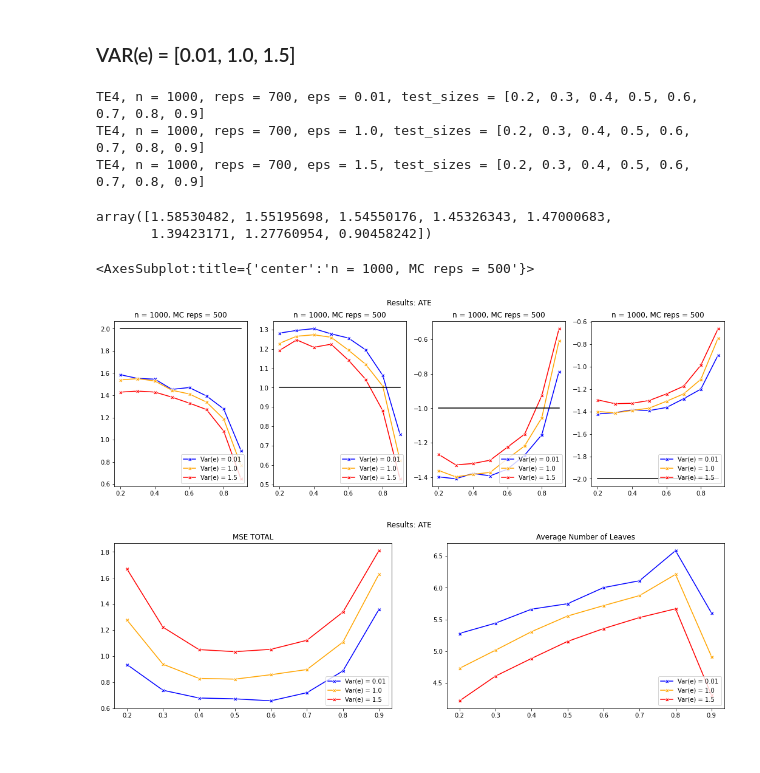
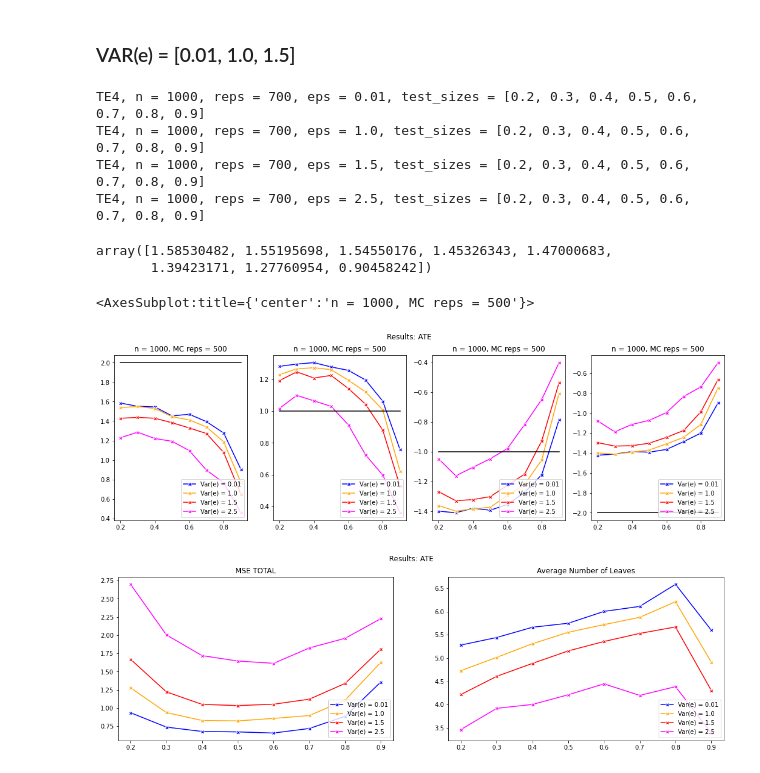
Before and after one commit to nominmar/codes1, a Jupyter notebook: CTL/present3.ipynb, the cells around one changed output. Drawn from its saved outputs; the diff is of its cells as text; code cells hidden in the pictures.

```diff
--- a/CTL/present3.ipynb
+++ b/CTL/present3.ipynb
@@ -98,6 +104,8 @@ with open('te4_r3.pkl', 'rb') as f:
     df2 = pkl.load(f)
 with open('te4_r4.pkl', 'rb') as f:
     df3 = pkl.load(f)
+with open('te4_r5.pkl', 'rb') as f:
+    df4 = pkl.load(f)
 
 print(df1[0])
 a1 = df1[1]
@@ -105,11 +113,14 @@ print(df2[0])
 a2 = df2[1]
 print(df3[0])
 a3 = df3[1]
+print(df4[0])
+a4 = df4[1]
 test_sizes = [0.2, 0.3, 0.4, 0.5, 0.6, 0.7, 0.8, 0.9]
 # %% [output]
 TE4, n = 1000, reps = 700, eps = 0.01, test_sizes = [0.2, 0.3, 0.4, 0.5, 0.6, 0.7, 0.8, 0.9]
 TE4, n = 1000, reps = 700, eps = 1.0, test_sizes = [0.2, 0.3, 0.4, 0.5, 0.6, 0.7, 0.8, 0.9]
 TE4, n = 1000, reps = 700, eps = 1.5, test_sizes = [0.2, 0.3, 0.4, 0.5, 0.6, 0.7, 0.8, 0.9]
+TE4, n = 1000, reps = 700, eps = 2.5, test_sizes = [0.2, 0.3, 0.4, 0.5, 0.6, 0.7, 0.8, 0.9]
 # %%
 t1 = np.ones(8)
 # %%
@@ -127,7 +138,9 @@ for i in range(4):
     sns.lineplot(ax=axes[i], x=test_sizes, y=a1[i],  marker='X', dashes = True, color = 'Blue')
     sns.lineplot(ax=axes[i], x=test_sizes, y=a2[i],  marker='X', dashes = True, color = 'Orange')
     sns.lineplot(ax=axes[i], x=test_sizes, y=a3[i],  marker='X', dashes = True, color = 'Red')
-    axes[i].legend(['Var(e) = 0.01', 'Var(e) = 1.0', 'Var(e) = 1.5'], loc='lower right')
+    sns.lineplot(ax=axes[i], x=test_sizes, y=a4[i],  marker='X', dashes = True, color = 'Magenta')
+
+    axes[i].legend(['Var(e) = 0.01', 'Var(e) = 1.0', 'Var(e) = 1.5', 'Var(e) = 2.5'], loc='lower right')
     axes[i].title.set_text('n = 1000, MC reps = 500')
 
 sns.lineplot(ax=axes[0], x=test_sizes, y=t1*2, dashes = True, color = 'Black')
@@ -141,4 +154,4 @@ sns.lineplot(ax=axes[3], x=test_sizes, y=t1*-2, dashes = True, color = 'Black')
 #fig.savefig("mseate.png")
 # %% [output]
 <AxesSubplot:title={'center':'n = 1000, MC reps = 500'}>
-[figure, old version]
+[figure, new version]
@@ -145,22 +160,24 @@ sns.lineplot(ax=axes[3], x=test_sizes, y=t1*-2, dashes = True, color = 'Black')
 # %%
 fig, axes = plt.subplots(1,2, figsize=(18, 5))
 fig.suptitle('Results: ATE')
 
 
 #sns.lineplot(ax=axes[0], x=test_sizes, y=df9['MSE1'],  marker='X', dashes = True, color = 'Orange')
 for i in range(2):
     sns.lineplot(ax=axes[i], x=test_sizes, y=a1[i+4],  marker='X', dashes = True, color = 'Blue')
     sns.lineplot(ax=axes[i], x=test_sizes, y=a2[i+4],  marker='X', dashes = True, color = 'Orange')
     sns.lineplot(ax=axes[i], x=test_sizes, y=a3[i+4],  marker='X', dashes = True, color = 'Red')
-    axes[i].legend(['Var(e) = 0.01', 'Var(e) = 1.0', 'Var(e) = 1.5'], loc='lower right')
+    sns.lineplot(ax=axes[i], x=test_sizes, y=a4[i+4],  marker='X', dashes = True, color = 'Magenta')
+
+    axes[i].legend(['Var(e) = 0.01', 'Var(e) = 1.0', 'Var(e) = 1.5', 'Var(e) = 2.5'], loc='lower right')
 axes[0].title.set_text('MSE TOTAL')
 axes[1].title.set_text('Average Number of Leaves')
 
 
 
 #axes[0].set(xlabel='Estimation Sample Proportion', ylabel='MSE (ATE)')
 #axes[1].set(xlabel='Estimation Sample Proportion', ylabel='MSE (ATE)')
 
 #fig.savefig("mseate.png")
 # %% [output]
-[figure, old version]
+[figure, new version]
```
Also changed, not shown: parts of 3 cells of this notebook, 4 other files.
